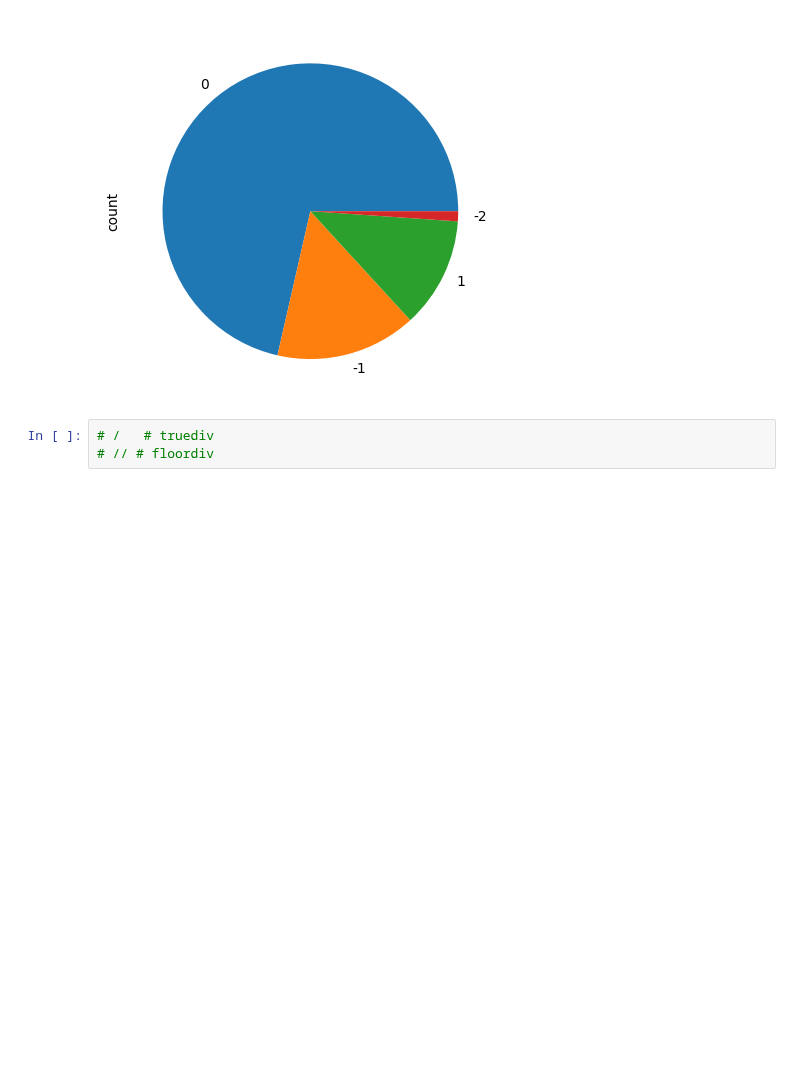
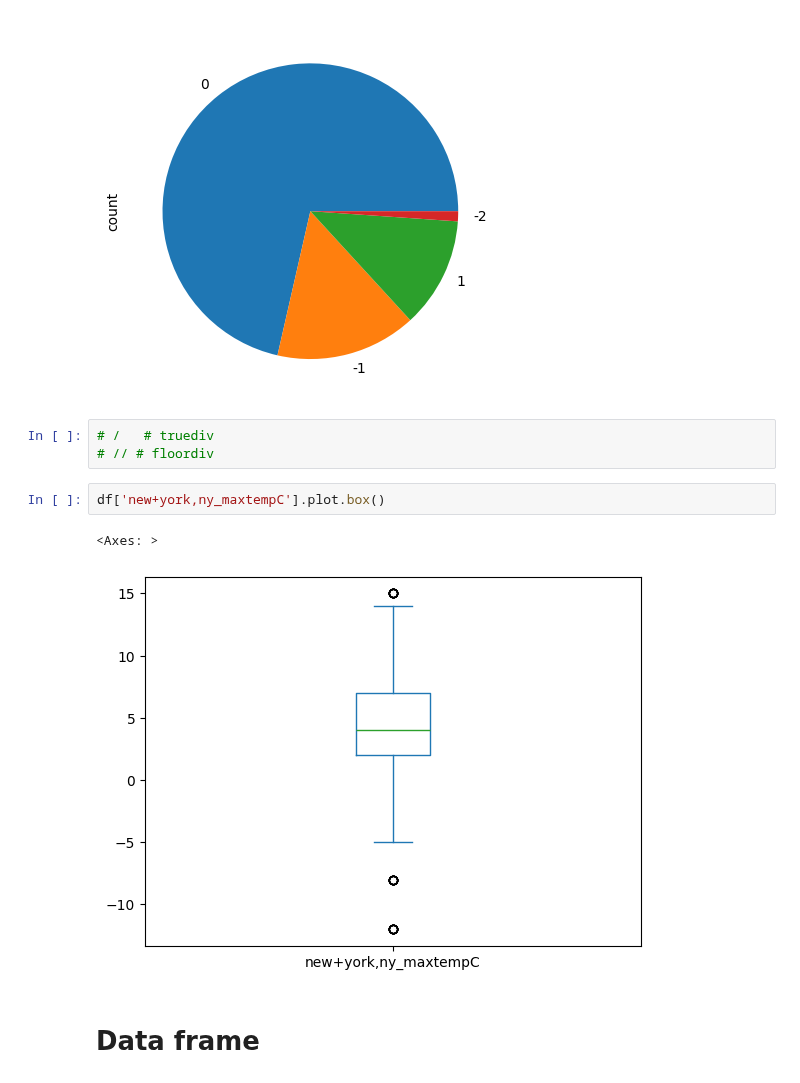
Before and after one commit to reuven/apple-2025-01Jan-plotting, a Jupyter notebook: Apple 2025-01Jan-09.ipynb, the cells around one changed output. Cells and saved outputs as stored; diff of their text form; blank space fills up the shorter version.

```diff
--- a/Apple 2025-01Jan-09.ipynb
+++ b/Apple 2025-01Jan-09.ipynb
@@ -404,3 +404,10 @@ df['new+york,ny_maxtempC'].round(-1).value_counts().plot.pie()
 # %%
 # /   # truediv
 # // # floordiv
+# %%
+df['new+york,ny_maxtempC'].plot.box()
+# %% [output]
+<Axes: >
+[figure, added]
+# %% [markdown]
+# Data frame
```
